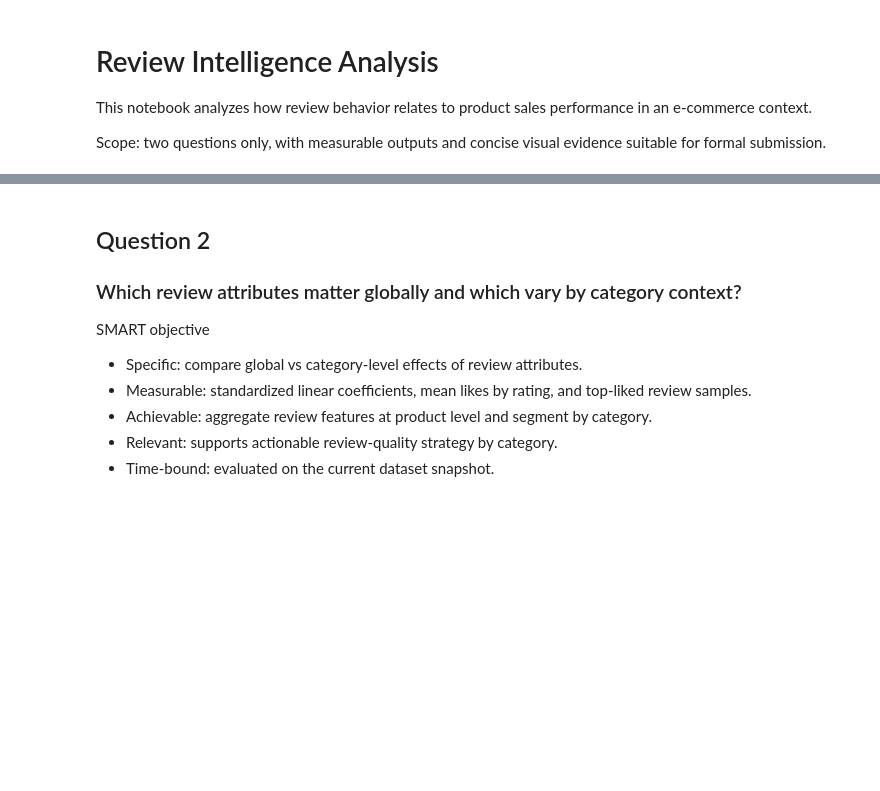
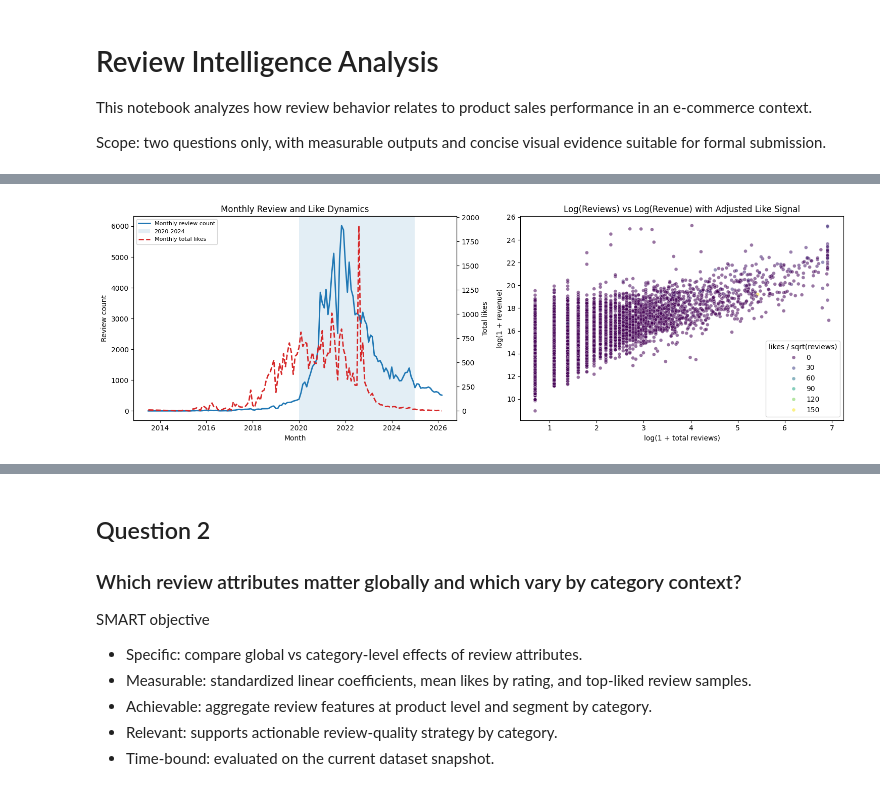
Before and after one commit to phuongth05/DV_LAB01, a Jupyter notebook: groups/loc.ipynb, the cells around one changed output, grey strips where cells are left out. Drawn from its saved outputs; the diff is of its cells as text; code cells hidden in the pictures; blank space fills up the shorter version.

```diff
--- a/groups/loc.ipynb
+++ b/groups/loc.ipynb
@@ -214,0 +44,97 @@ Median likes/review ratio (Q4 vs Q1): 0.00x
+# %%
+# Question 1: review dynamics and product outcomes (minimal version)
+
+# Time features (no re-loading here)
+current_date = df_review["review_date"].max()
+df_review["days_since_review"] = (current_date - df_review["review_date"]).dt.days
+df_review["review_month"] = df_review["review_date"].dt.tz_localize(None).dt.to_period("M").dt.to_timestamp()
+
+# Monthly dynamics
+monthly_review = (
+    df_review.groupby("review_month")
+    .agg(
+        review_count=("review_id", "count"),
+        total_like_count=("like_count", "sum"),
+        avg_review_length=("review_length", "mean"),
+    )
+    .reset_index()
+    .sort_values("review_month")
+)
+
+window = monthly_review[
+    (monthly_review["review_month"] >= "2020-01-01")
+    & (monthly_review["review_month"] <= "2024-12-31")
+]
+share_spike_period = (window["review_count"].sum() / max(1, monthly_review["review_count"].sum())) * 100
+
+# Product-level features with less biased like metrics
+product_review_features = (
+    df_review.groupby("product_id")
+    .agg(
+        total_reviews=("review_id", "count"),
+        avg_review_length=("review_length", "mean"),
+        total_review_likes=("like_count", "sum"),
+    )
+    .reset_index()
+)
+product_review_features["log_total_reviews"] = np.log1p(product_review_features["total_reviews"])
+product_review_features["log_total_likes"] = np.log1p(product_review_features["total_review_likes"])
+product_review_features["likes_sqrt_adjusted"] = product_review_features["total_review_likes"] / np.sqrt(product_review_features["total_reviews"].clip(lower=1))
+
+df_time_analysis = pd.merge(
+    df_product[["product_id", "revenue", "sold_count", "price"]],
+    product_review_features,
+    on="product_id",
+    how="inner",
+)
+df_time_analysis = df_time_analysis[df_time_analysis["revenue"] > 0].copy()
+
+# Visualize (2 charts only)
+fig, axes = plt.subplots(1, 2, figsize=(15, 5))
+
+# Chart 1: time dynamics
+axes[0].plot(monthly_review["review_month"], monthly_review["review_count"], linewidth=2, label="Monthly review count")
+axes[0].axvspan(pd.Timestamp("2020-01-01"), pd.Timestamp("2024-12-31"), alpha=0.12, label="2020-2024")
+ax2 = axes[0].twinx()
+ax2.plot(monthly_review["review_month"], monthly_review["total_like_count"], linewidth=2, linestyle="--", color="tab:red", label="Monthly total likes")
+axes[0].set_title("Monthly Review and Like Dynamics")
+axes[0].set_xlabel("Month")
+axes[0].set_ylabel("Review count")
+ax2.set_ylabel("Total likes")
+ln1, lb1 = axes[0].get_legend_handles_labels()
+ln2, lb2 = ax2.get_legend_handles_labels()
+axes[0].legend(ln1 + ln2, lb1 + lb2, loc="upper left", fontsize=8)
+
+# Chart 2: product-level association
+sns.scatterplot(
+    data=df_time_analysis,
+    x="log_total_reviews",
+    y=np.log1p(df_time_analysis["revenue"]),
+    hue="likes_sqrt_adjusted",
+    palette="viridis",
+    alpha=0.55,
+    s=25,
+    ax=axes[1],
+)
+axes[1].set_title("Log(Reviews) vs Log(Revenue) with Adjusted Like Signal")
+axes[1].set_xlabel("log(1 + total reviews)")
+axes[1].set_ylabel("log(1 + revenue)")
+if axes[1].get_legend() is not None:
+    axes[1].get_legend().set_title("likes / sqrt(reviews)")
+
+plt.tight_layout()
+plt.show()
+
+# Metrics for interpretation
+corr_review_revenue = df_time_analysis["log_total_reviews"].corr(np.log1p(df_time_analysis["revenue"]), method="spearman")
+corr_review_sold = df_time_analysis["log_total_reviews"].corr(np.log1p(df_time_analysis["sold_count"]), method="spearman")
+corr_text_sold = df_time_analysis["avg_review_length"].corr(np.log1p(df_time_analysis["sold_count"]), method="spearman")
+corr_like_adj_revenue = df_time_analysis["likes_sqrt_adjusted"].corr(np.log1p(df_time_analysis["revenue"]), method="spearman")
+
+print(f"Spearman(log_reviews, log(revenue)): {corr_review_revenue:.3f}")
+print(f"Spearman(log_reviews, log(sold_count)): {corr_review_sold:.3f}")
+print(f"Spearman(avg_review_length, log(sold_count)): {corr_text_sold:.3f}")
+print(f"Spearman(likes/sqrt(reviews), log(revenue)): {corr_like_adj_revenue:.3f}")
+print(f"Review volume share in 2020-2024: {share_spike_period:.1f}%")
+# %% [output]
+[figure, added]
```
Also changed, not shown: parts of 16 cells of this notebook.
